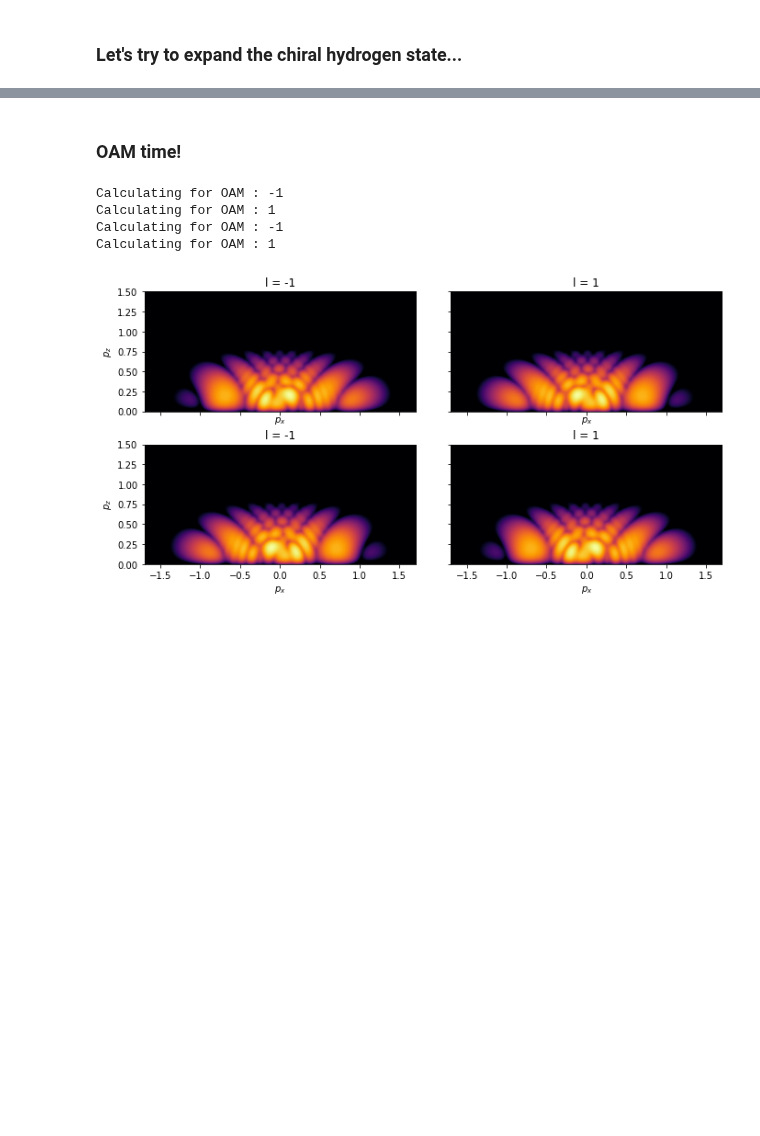
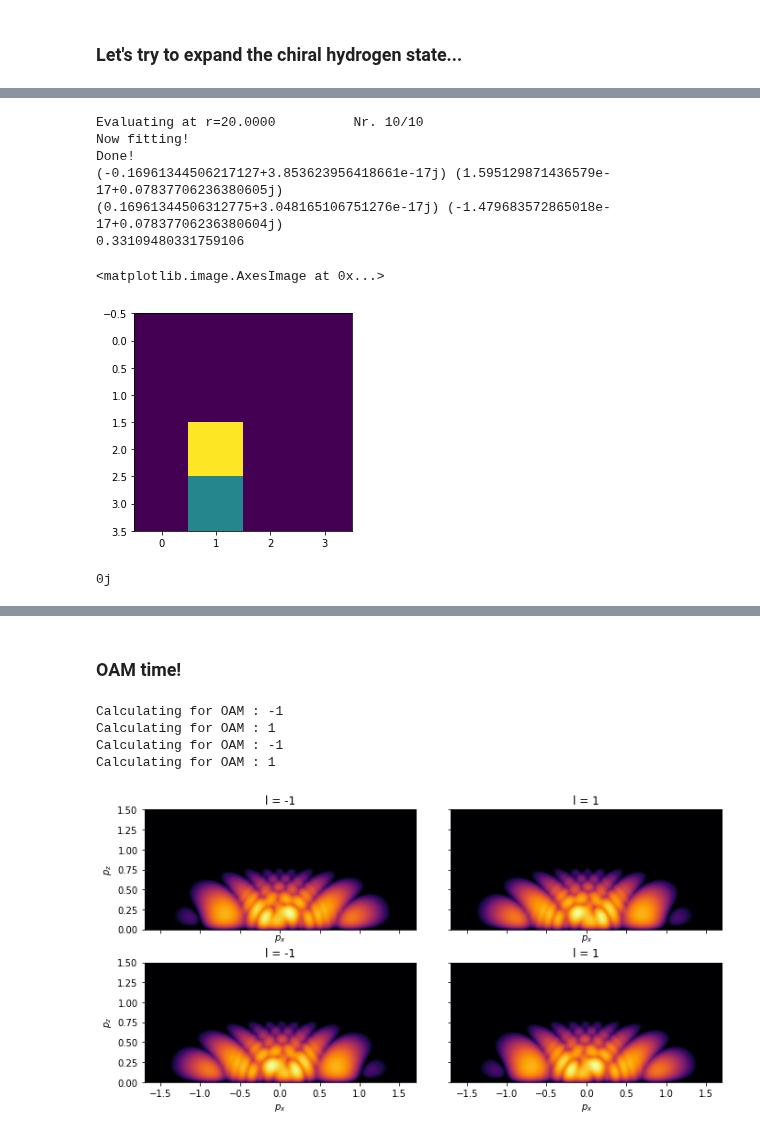
Before and after one commit to EmilHansen1/SFA_OAM_Linear, a Jupyter notebook: chiral_hydrogen.ipynb, the cells around one changed output, grey strips where cells are left out. Cells and saved outputs as stored; diff of their text form; code cells hidden in the pictures; blank space fills up the shorter version.

```diff
--- a/chiral_hydrogen.ipynb
+++ b/chiral_hydrogen.ipynb
@@ -101,0 +117,20 @@ plt.show()
+# %%
+r_list = np.linspace(15, 20, 10)
+clm_array = se.get_asymp_fit(rho_p, r_list, 8, Ip, Z=Z, threshold=1e-6)
+clm_array_chiral = se.mirror_clm_xz(clm_array)
+
+print(clm_array[0,2,1], clm_array[0,3,1])
+print(clm_array[1,2,1], clm_array[1,3,1])
+# %% [output]
+Evaluating at r=20.0000          Nr. 10/10
+Now fitting!
+Done!
+(-0.16961344506217127+3.853623956418661e-17j) (1.595129871436579e-17+0.07837706236380605j)
+(0.16961344506312775+3.048165106751276e-17j) (-1.479683572865018e-17+0.07837706236380604j)
+0.33109480331759106
+<matplotlib.image.AxesImage at 0x...>
+[figure, added]
+# %%
+print(clm_array[0,2,1])
+# %% [output]
+0j
```
Also changed, not shown: parts of 12 cells of this notebook.
